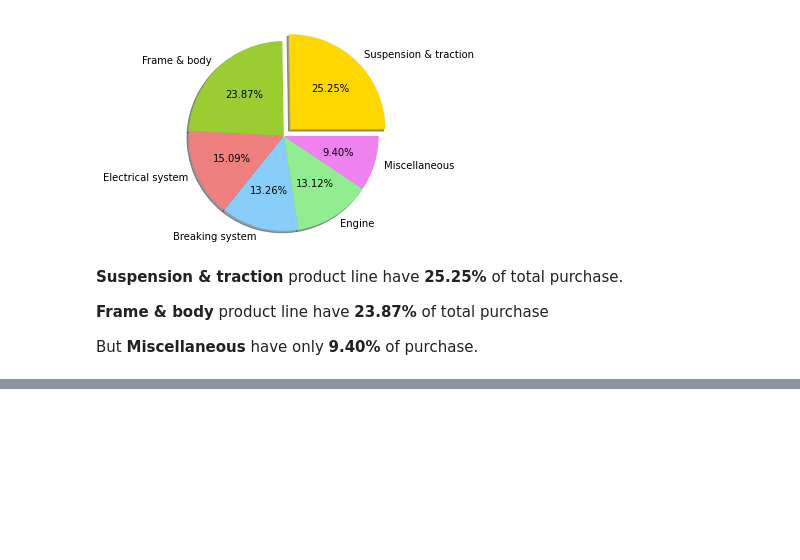
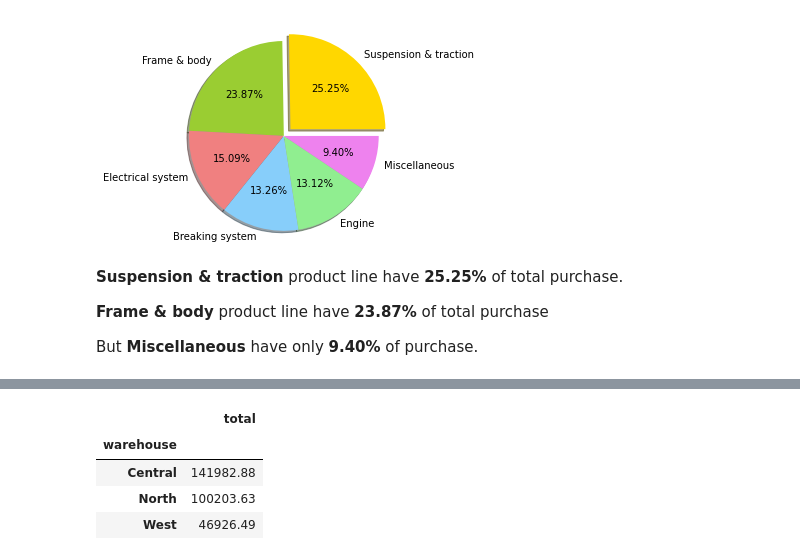
Before and after one commit to naseemap47/MotorcycleParts-DataAnalysis-python, a Jupyter notebook: jupyter_notebook.ipynb, the cells around one changed output, grey strips where cells are left out. Saved outputs shown, nothing was run; the diff lists cells and outputs as text; code cells hidden in the pictures; blank space fills up the shorter version.

```diff
--- a/jupyter_notebook.ipynb
+++ b/jupyter_notebook.ipynb
@@ -234,0 +252,9 @@ But **Miscellaneous** have only **9.40%** of purchase.
+# %%
+data_frame = pd.DataFrame(data.groupby('warehouse')['total'].sum())
+data_frame
+# %% [output]
+|  | total |
+| warehouse |  |
+| Central | 141982.88 |
+| North | 100203.63 |
+| West | 46926.49 |
```
Also changed, not shown: parts of 4 cells of this notebook.
